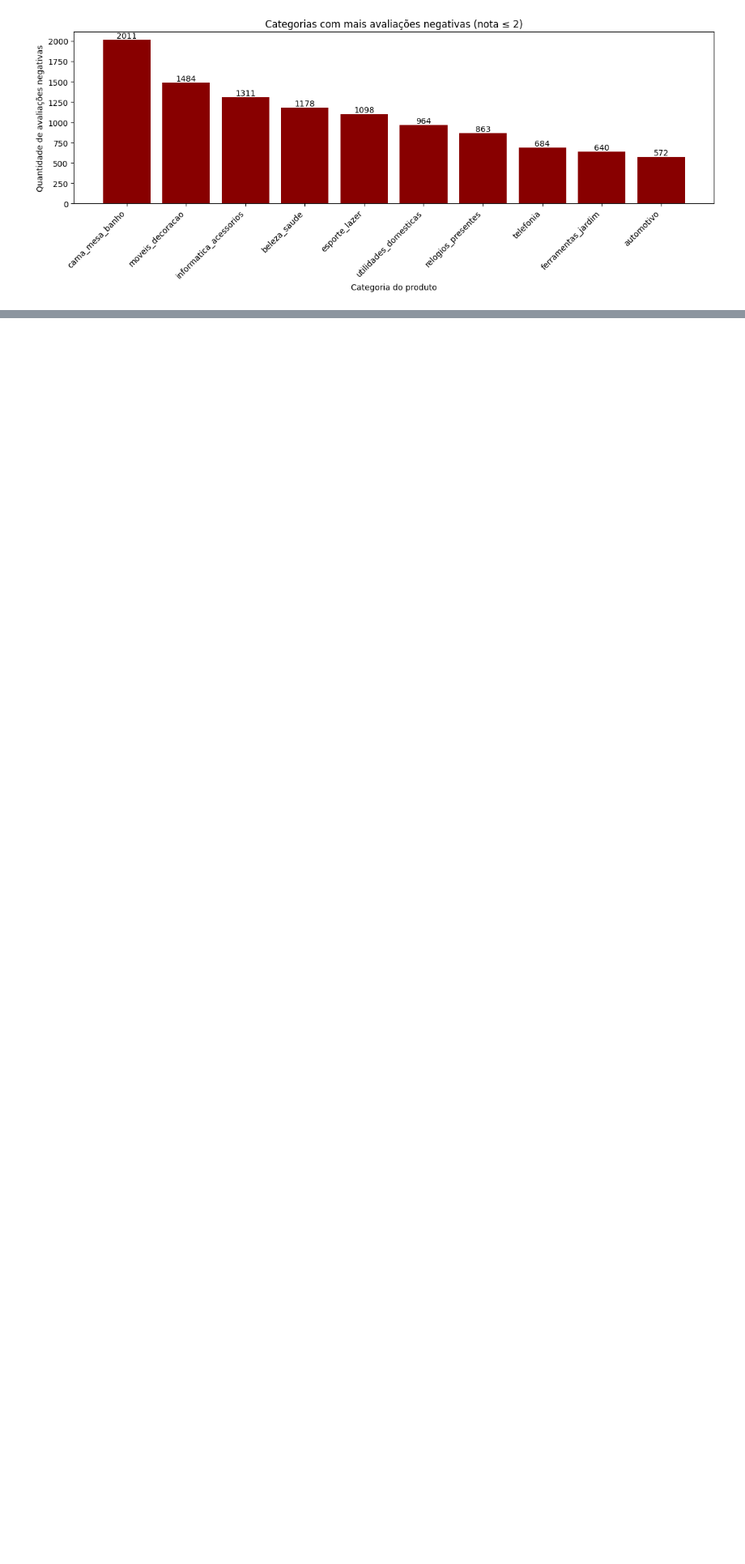
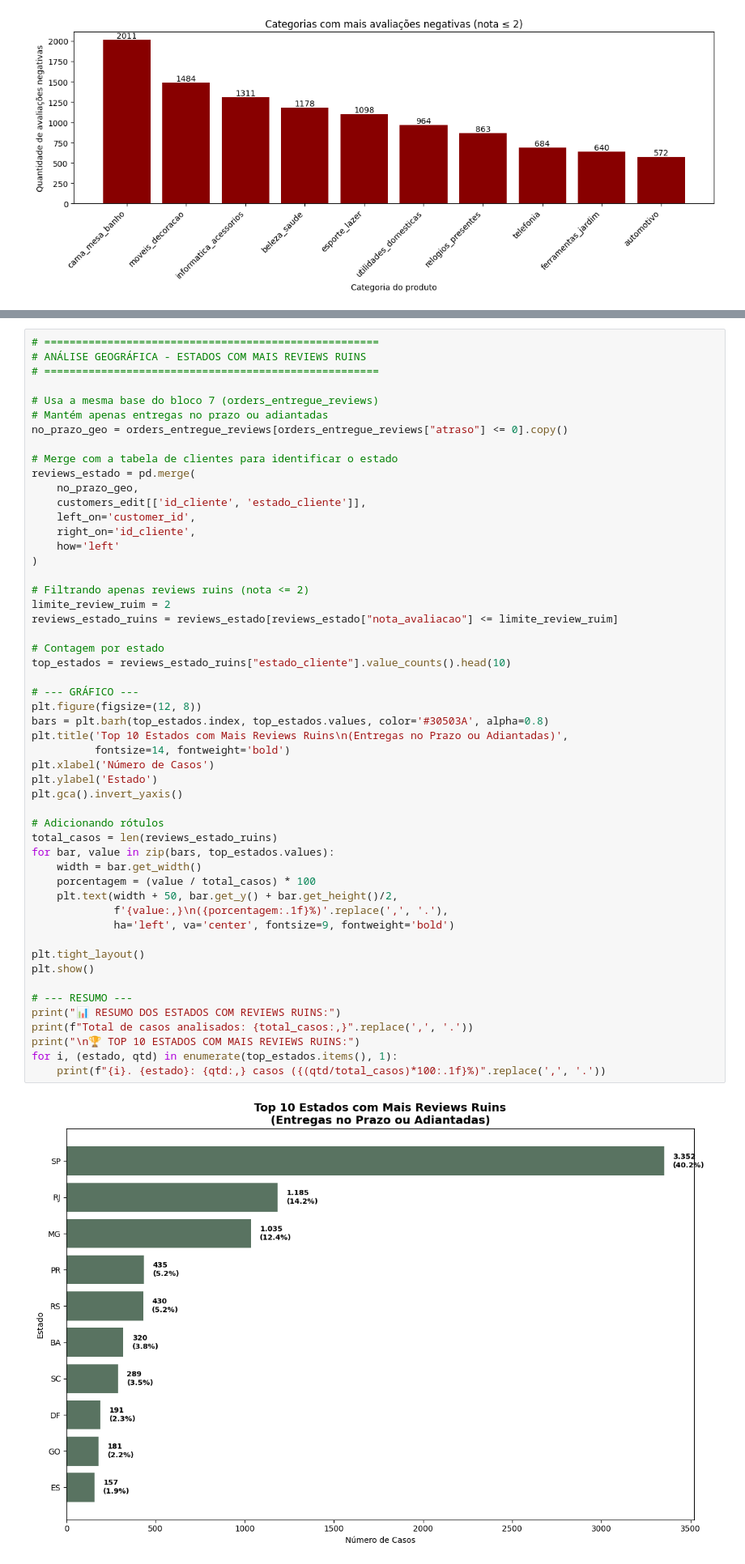
Before and after one commit to oR1an/EDA_Brazilian_E-Commerce, a Jupyter notebook: mack_01.ipynb, the cells around one changed output, grey strips where cells are left out. Shown: that part at 81% size. Cells and saved outputs as stored; diff of their text form; blank space fills up the shorter version.

```diff
--- a/mack_01.ipynb
+++ b/mack_01.ipynb
@@ -585,0 +656,54 @@ plt.show()
+# %%
+# =====================================================
+# ANÁLISE GEOGRÁFICA - ESTADOS COM MAIS REVIEWS RUINS
+# =====================================================
+
+# Usa a mesma base do bloco 7 (orders_entregue_reviews)
+# Mantém apenas entregas no prazo ou adiantadas
+no_prazo_geo = orders_entregue_reviews[orders_entregue_reviews["atraso"] <= 0].copy()
+
+# Merge com a tabela de clientes para identificar o estado
+reviews_estado = pd.merge(
+    no_prazo_geo,
+    customers_edit[['id_cliente', 'estado_cliente']],
+    left_on='customer_id',
+    right_on='id_cliente',
+    how='left'
+)
+
+# Filtrando apenas reviews ruins (nota <= 2)
+limite_review_ruim = 2
+reviews_estado_ruins = reviews_estado[reviews_estado["nota_avaliacao"] <= limite_review_ruim]
+
+# Contagem por estado
+top_estados = reviews_estado_ruins["estado_cliente"].value_counts().head(10)
+
+# --- GRÁFICO ---
+plt.figure(figsize=(12, 8))
+bars = plt.barh(top_estados.index, top_estados.values, color='#30503A', alpha=0.8)
+plt.title('Top 10 Estados com Mais Reviews Ruins\n(Entregas no Prazo ou Adiantadas)',
+          fontsize=14, fontweight='bold')
+plt.xlabel('Número de Casos')
+plt.ylabel('Estado')
+plt.gca().invert_yaxis()
+
+# Adicionando rótulos
+total_casos = len(reviews_estado_ruins)
+for bar, value in zip(bars, top_estados.values):
+    width = bar.get_width()
+    porcentagem = (value / total_casos) * 100
+    plt.text(width + 50, bar.get_y() + bar.get_height()/2,
+             f'{value:,}\n({porcentagem:.1f}%)'.replace(',', '.'),
+             ha='left', va='center', fontsize=9, fontweight='bold')
+
+plt.tight_layout()
+plt.show()
+
+# --- RESUMO ---
+print("📊 RESUMO DOS ESTADOS COM REVIEWS RUINS:")
+print(f"Total de casos analisados: {total_casos:,}".replace(',', '.'))
+print("\n🏆 TOP 10 ESTADOS COM MAIS REVIEWS RUINS:")
+for i, (estado, qtd) in enumerate(top_estados.items(), 1):
+    print(f"{i}. {estado}: {qtd:,} casos ({(qtd/total_casos)*100:.1f}%)".replace(',', '.'))
+# %% [output]
+[figure, added]
```
Also changed, not shown: parts of 2 cells of this notebook.
